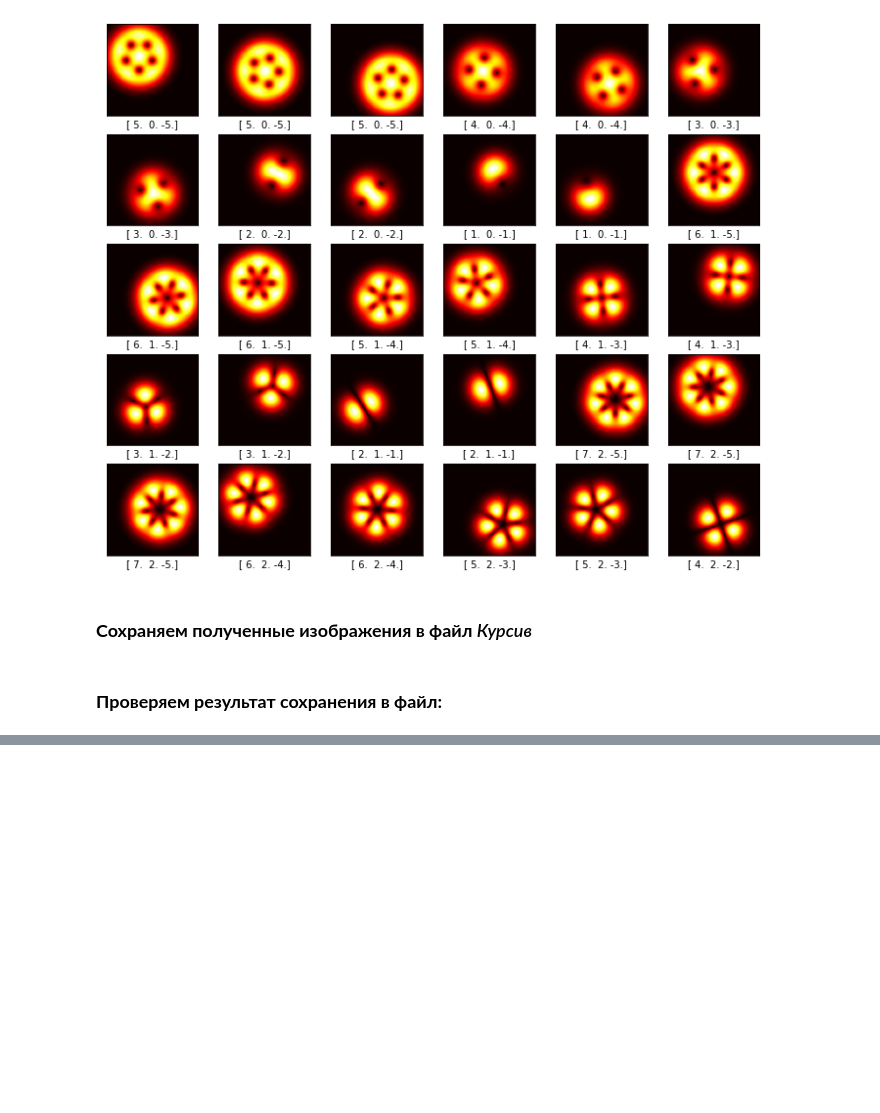
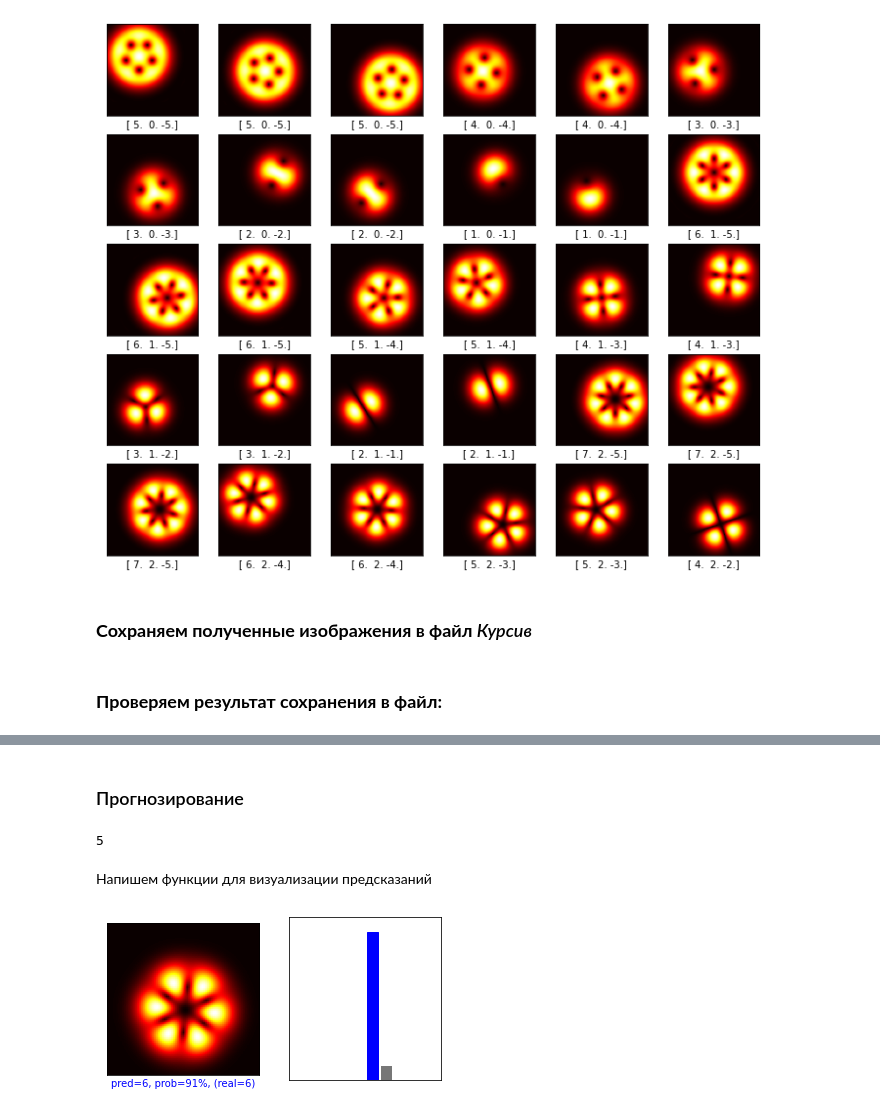
Before and after one commit to LinarKulinar/VortexBeamResearch, a Jupyter notebook: forming_vortex_beam_master_research_2022_forming_dataset.ipynb, the cells around one changed output, grey strips where cells are left out. Cells and saved outputs as stored; diff of their text form; code cells hidden in the pictures; blank space fills up the shorter version.

```diff
--- a/forming_vortex_beam_master_research_2022_forming_dataset.ipynb
+++ b/forming_vortex_beam_master_research_2022_forming_dataset.ipynb
@@ -887,0 +939,2 @@ for i in range(30):
+# %%
+class_names = [1,2,3,4,5,6,7,8,9,10] # маппинг ответов нейронки на реальное значение модуля разницы между угловыми орбитальными моментами двух пучков в их суперпозиции. Т.е. если нейронка выдаёт 0, то действительная разницы угловых орб моментов равна 1
@@ -887,0 +976,2 @@ for i in range(30):
+# %%
+model.fit(data_train, labels_train, epochs=5)
@@ -887,0 +996,50 @@ for i in range(30):
+# %% [markdown]
+### Прогнозирование
+# %%
+predictions = model.predict(data_test)
+# %%
+np.argmax(predictions[0])
+# %% [output]
+5
+# %% [markdown]
+Напишем функции для визуализации предсказаний
+# %%
+def plot_image(i, predictions_array, true_label, img):
+  predictions_array, true_label, img = predictions_array[i], true_label[i], img[i]
+  plt.grid(False)
+  plt.xticks([])
+  plt.yticks([])
+
+  plt.imshow(img, cmap=plt.cm.hot)
+
+  predicted_label = np.argmax(predictions_array)
+  if predicted_label == true_label:
+    color = 'blue'
+  else:
+    color = 'red'
+
+  plt.xlabel("pred={}, prob={:2.0f}%, (real={})".format(class_names[predicted_label],
+                              100*np.max(predictions_array),
+                              class_names[true_label]),
+                              color=color)
+
+def plot_value_array(i, predictions_array, true_label):
+  predictions_array, true_label = predictions_array[i], true_label[i]
+  plt.grid(False)
+  plt.xticks([])
+  plt.yticks([])
+  thisplot = plt.bar(range(10), predictions_array, color="#777777")
+  plt.ylim([0, 1])
+  predicted_label = np.argmax(predictions_array)
+
+  thisplot[predicted_label].set_color('red')
+  thisplot[true_label].set_color('blue')
+# %%
+i = 0
+plt.figure(figsize=(6,3))
+plt.subplot(1,2,1)
+plot_image(i, predictions, labels_test, data_test)
+plt.subplot(1,2,2)
+plot_value_array(i, predictions,  labels_test)
+# %% [output]
+[figure, added]
```
Also changed, not shown: parts of 26 cells of this notebook.
